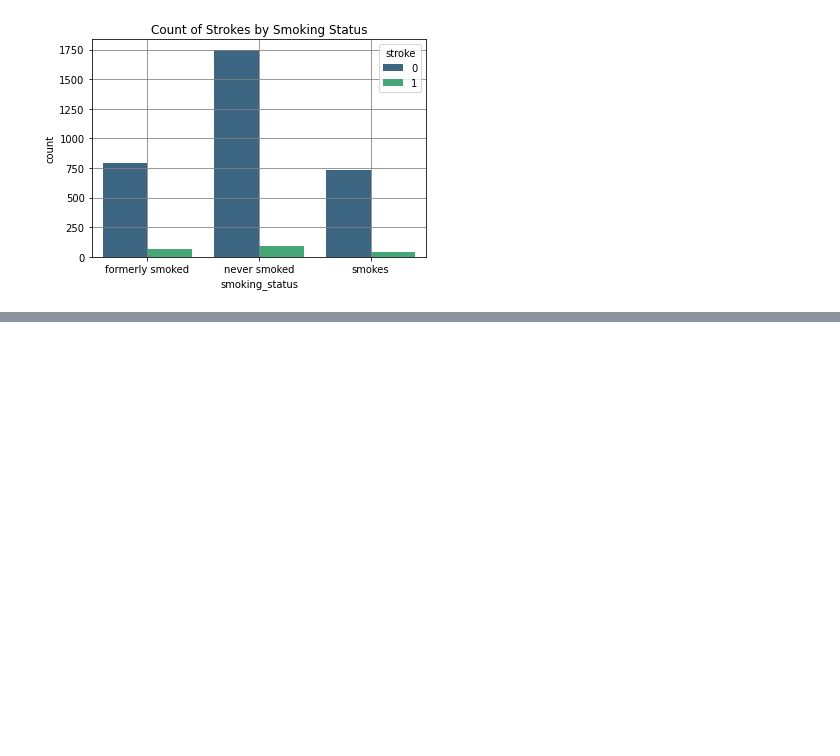
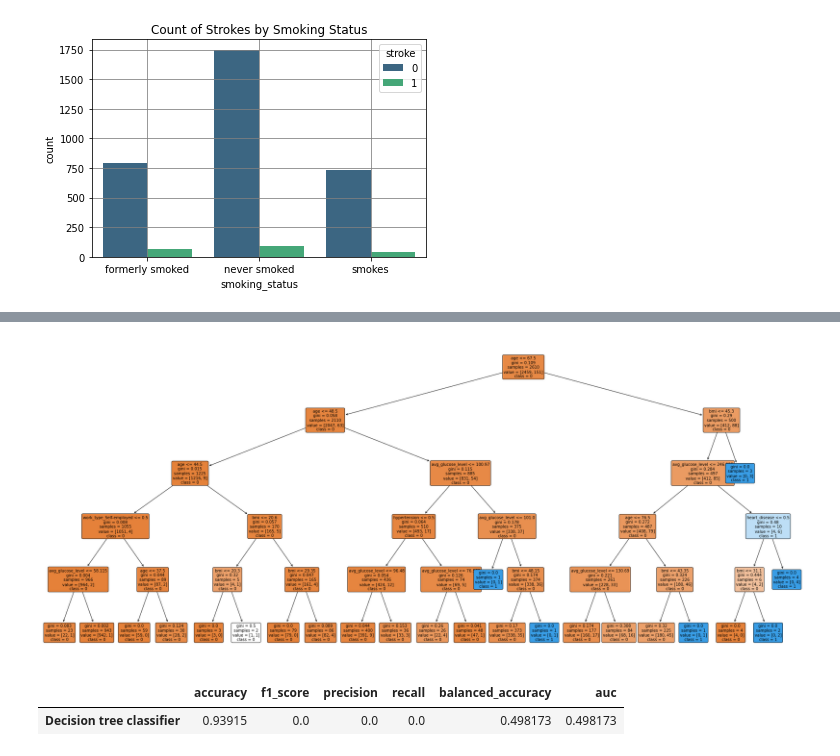
Before and after one commit to marianikitha01/finalproject_team10, a Jupyter notebook: Brain_stroke.ipynb, the cells around one changed output, grey strips where cells are left out. Cells and saved outputs as stored; diff of their text form; code cells hidden in the pictures; blank space fills up the shorter version.

```diff
--- a/Brain_stroke.ipynb
+++ b/Brain_stroke.ipynb
@@ -183,0 +236,10 @@ plt.show()
+# %%
+from sklearn.tree import DecisionTreeClassifier, plot_tree
+
+# Visualize the decision tree
+
+plt.figure(figsize=(35, 15))
+plot_tree(dec_clf, feature_names=X_train.columns, class_names=['0', '1'], filled=True, rounded=True, fontsize=10)
+plt.show()
+# %% [output]
+[figure, added]
@@ -183,0 +262,5 @@ plt.show()
+# %%
+results
+# %% [output]
+|  | accuracy | f1_score | precision | recall | balanced_accuracy | auc |
+| Decision tree classifier | 0.93915 | 0.0 | 0.0 | 0.0 | 0.498173 | 0.498173 |
```
Also changed, not shown: parts of 20 cells of this notebook.
